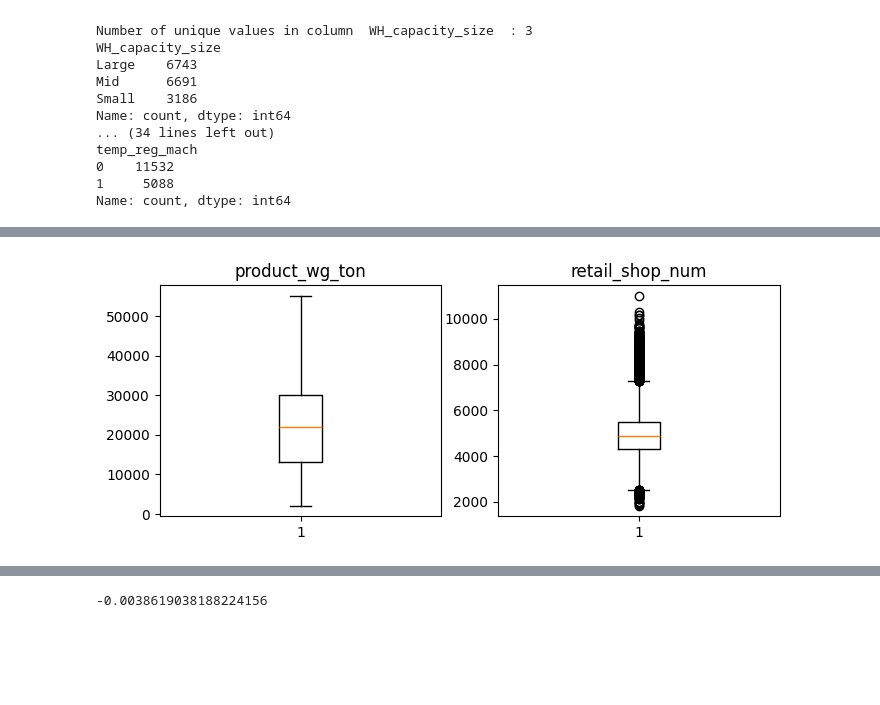
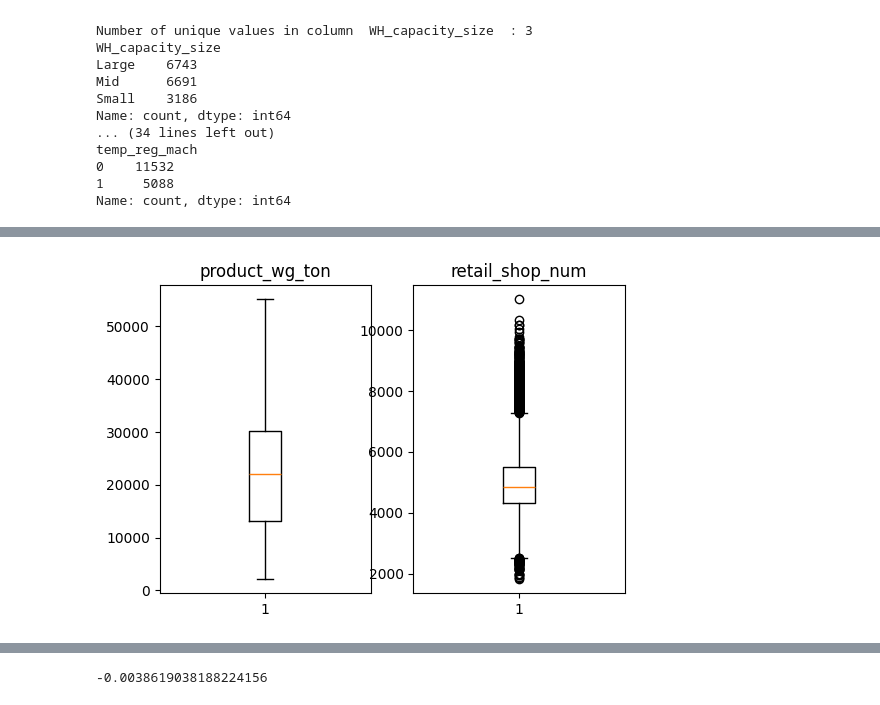
Before and after one commit to Devika-K-M-15/Supply_Chain_Management, a Jupyter notebook: Supply Chain Management.ipynb, the cells around one changed output, grey strips where cells are left out. Saved outputs shown, nothing was run; the diff lists cells and outputs as text; code cells hidden in the pictures; blank space fills up the shorter version.

```diff
--- a/Supply Chain Management.ipynb
+++ b/Supply Chain Management.ipynb
@@ -350,2 +355,2 @@ Name: approved_wh_govt_certificate, dtype: object
 # %%
-df['workers_num'].fillna(int(df['workers_num'].mean()), inplace=True)
+df['workers_num'].fillna(df['workers_num'].median(), inplace=True)
@@ -429,19 +439,19 @@ plt.show()
 # %%
-plt.figure(figsize=(8, 3))
+plt.figure(figsize=(6, 4))
 
 ax1 = plt.subplot2grid((1, 2), (0, 0))
 
 plt.boxplot(df.product_wg_ton)
 plt.title('product_wg_ton')
 
 ax2 = plt.subplot2grid((1, 2), (0, 1))
 
 plt.boxplot(df.retail_shop_num)
 plt.title('retail_shop_num')
 
 plt.show()
 # %% [output]
-[figure, old version]
+[figure, new version]
 # %%
 def count_outliers(df):
     outliers={}
```
Also changed, not shown: parts of 35 cells of this notebook.
